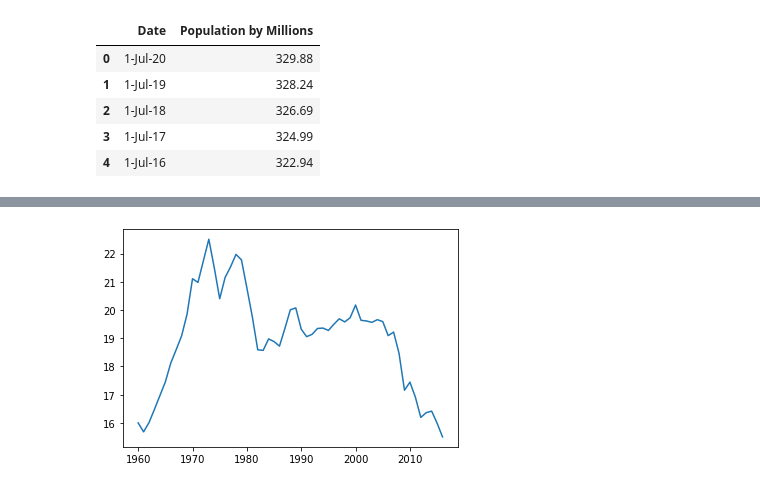
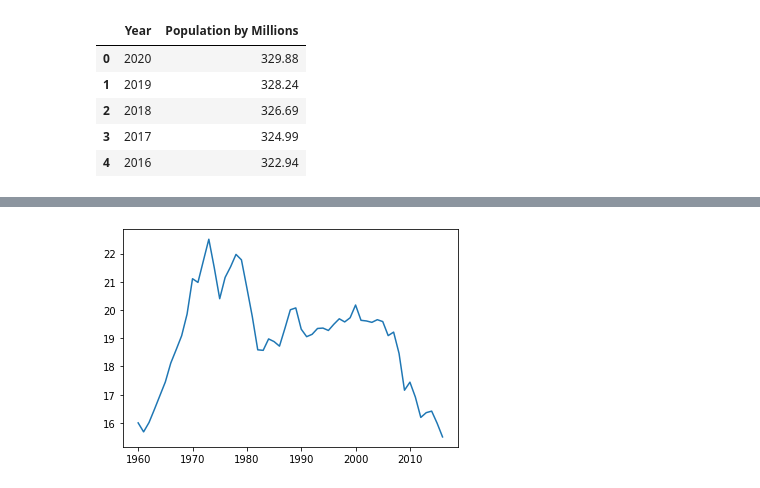
Before and after one commit to RedRubiksCube/project1, a Jupyter notebook: USemissions.ipynb, the cells around one changed output, grey strips where cells are left out. Drawn from its saved outputs; the diff is of its cells as text; code cells hidden in the pictures.

Commit message:
adding population data

```diff
--- a/USemissions.ipynb
+++ b/USemissions.ipynb
@@ -3,19 +3,19 @@ import pandas as pd
 import matplotlib.pyplot as plt
 import os
 # %%
-emissions_data_path = "../Data/CO2Data.csv"
-pop_data_path = "../Data/pop_data.csv"
+emissions_data_path = "Data/CO2Data.csv"
+pop_data_path = "Data/pop_data.csv"
 emissions_df = pd.read_csv(emissions_data_path)
 pop_df = pd.read_csv(pop_data_path)
-emissions_df.head()
+
 pop_df.head()
 # %% [output]
-|  | Date | Population by Millions |
-| 0 | 1-Jul-20 | 329.88 |
-| 1 | 1-Jul-19 | 328.24 |
-| 2 | 1-Jul-18 | 326.69 |
-| 3 | 1-Jul-17 | 324.99 |
-| 4 | 1-Jul-16 | 322.94 |
+|  | Year | Population by Millions |
+| 0 | 2020 | 329.88 |
+| 1 | 2019 | 328.24 |
+| 2 | 2018 | 326.69 |
+| 3 | 2017 | 324.99 |
+| 4 | 2016 | 322.94 |
 # %%
 us_co2_series = emissions_df.loc[249]
 us_co2_df = us_co2_series.to_frame()
```
Also changed, not shown: parts of 6 cells of this notebook, 1 other file.
